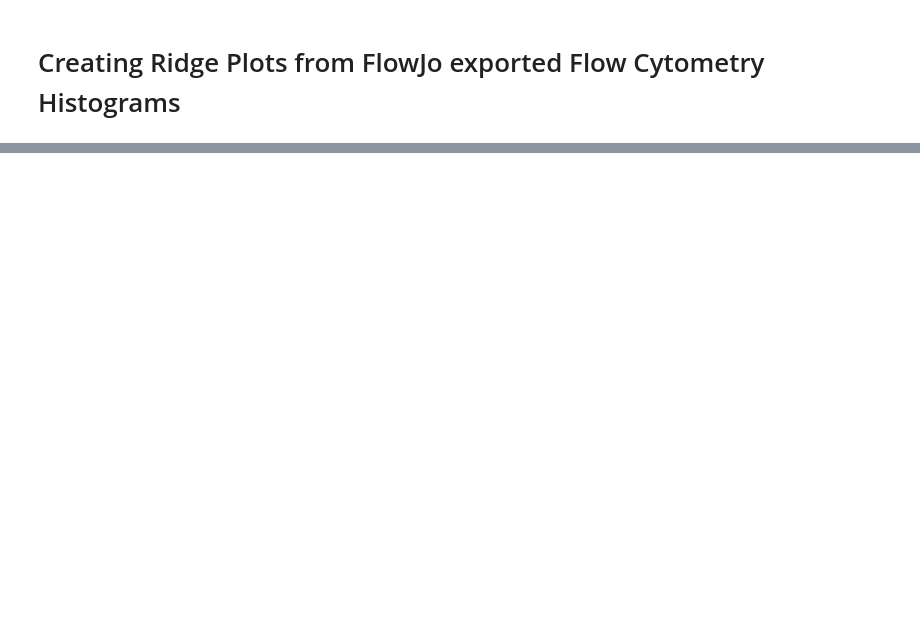
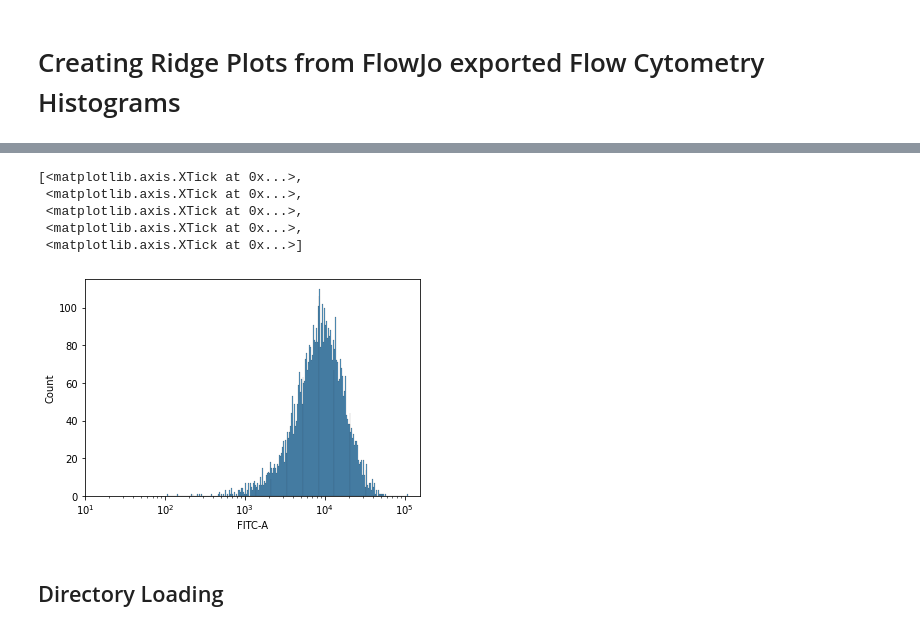
Before and after one commit to admbarre/tc_tools, a Jupyter notebook: notebooks/RidgePlot.ipynb, the cells around one changed output, grey strips where cells are left out. Cells and saved outputs as stored; diff of their text form; code cells hidden in the pictures; blank space fills up the shorter version.

```diff
--- a/notebooks/RidgePlot.ipynb
+++ b/notebooks/RidgePlot.ipynb
@@ -23,0 +48,13 @@ data.describe()
+# %%
+fig,axs = plt.subplots()
+sns.histplot(ax=axs,data=g,x="FITC-A",log_scale=True,bins=256)
+axs.set_xticks([1e1,1e2,1e3,1e4,1e5])
+# %% [output]
+[<matplotlib.axis.XTick at 0x...>,
+ <matplotlib.axis.XTick at 0x...>,
+ <matplotlib.axis.XTick at 0x...>,
+ <matplotlib.axis.XTick at 0x...>,
+ <matplotlib.axis.XTick at 0x...>]
+[figure, added]
+# %% [markdown]
+## Directory Loading
```
Also changed, not shown: parts of 19 cells of this notebook.
